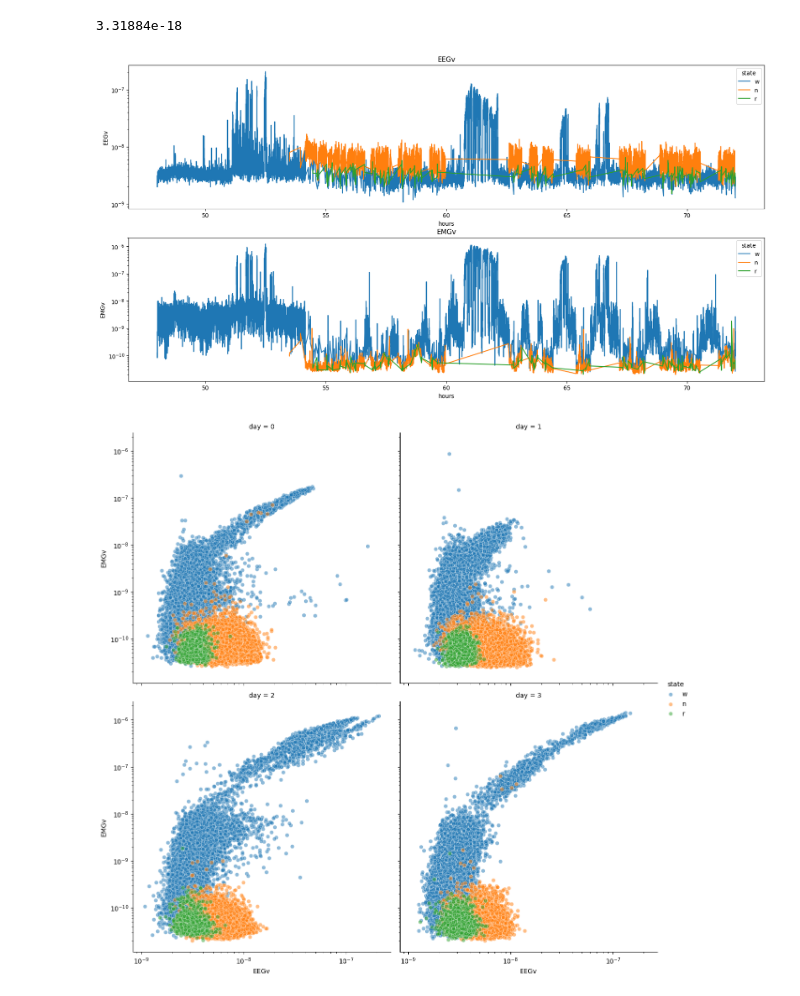
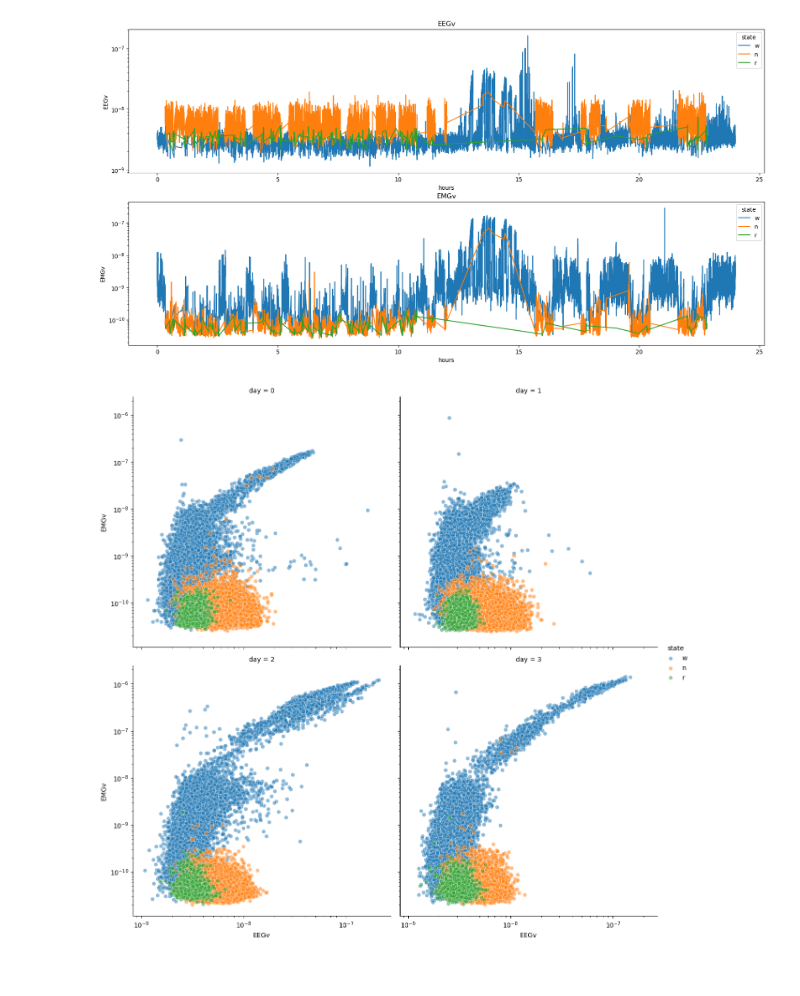
Before and after one commit to epfl-ML/project2-code, a Jupyter notebook: data_analysis.ipynb, the cells around one changed output. Saved outputs shown, nothing was run; the diff lists cells and outputs as text; code cells hidden in the pictures.

Commit message:
Simplify experiments data temporarily and minor changes

```diff
--- a/data_analysis.ipynb
+++ b/data_analysis.ipynb
@@ -25,24 +25,15 @@ files = '10101.smo.csv'
 # %%
 df = features.load_features(data_folder + files)
-df = add_times(df)
+df = features.add_times(df)
 
 def to_hours(tick):
     return tick / 900.0
 
 df['hours'] = df.index.map(to_hours)
-# %%
-df1 = df.copy()
-# drop bin0 to bin400
-bins = [f"bin{i}" for i in range(401)]
-
-features = ["EEGv", "EMGv"] + bins
-df1[features].describe().min().min()
-# %% [output]
-3.31884e-18
 # %%
-plots.plot_df(data=df, day=2, log=True)
+plots.plot_df(data=df, day=0, log=True)
 # %% [output]
-[figure, old version]
+[figure, new version]
 # %%
 plots.scatter(data=df)
 # %% [output]
```
Also changed, not shown: parts of 3 cells of this notebook, 6 other files.
